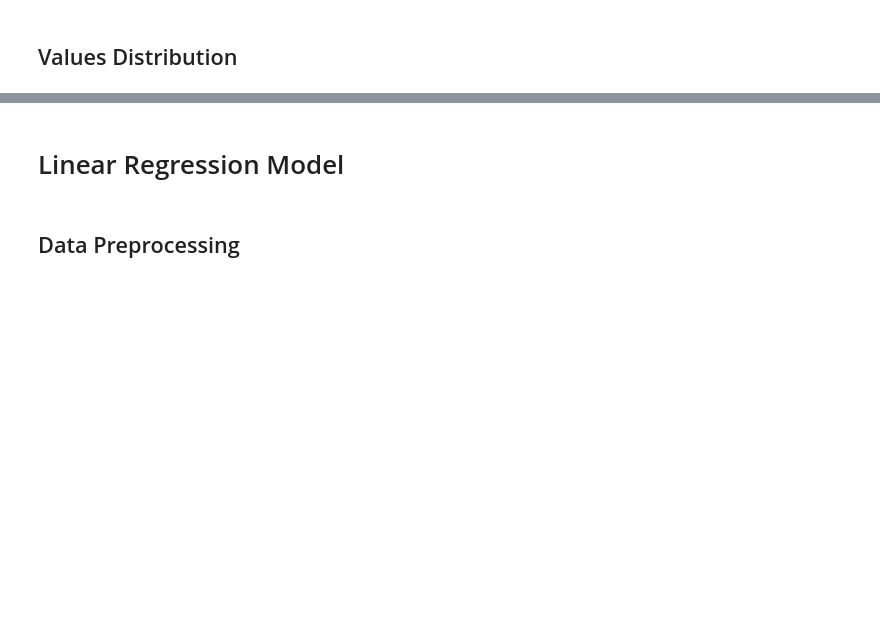
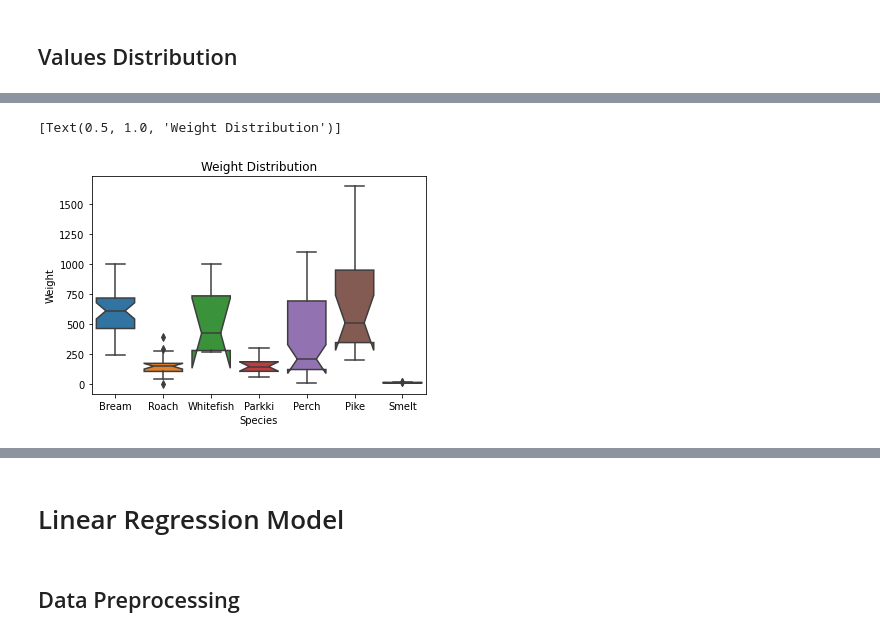
Before and after one commit to RakhaHafishSetiawan/Fish-Weight-Prediction, a Jupyter notebook: MyRegression.ipynb, the cells around one changed output, grey strips where cells are left out. Cells and saved outputs as stored; diff of their text form; code cells hidden in the pictures; blank space fills up the shorter version.

```diff
--- a/MyRegression.ipynb
+++ b/MyRegression.ipynb
@@ -74,12 +75,8 @@ MyBar.show()
 # %% [markdown]
 ## Values Distribution
 # %%
-MyBox1 = xplot.box(Fishe,
-         x = "Species",
-         y = "Weight",
-         color = "Species",
-         notched = True,
-         points = "all",
-         title = "Weight Distribution")
-MyBox1.show()
+sea.boxplot(data = Fishe,
+            x = "Species",
+            y="Weight",
+           notch = True).set(title='Weight Distribution')
 # %% [output]
@@ -87 +83,3 @@ MyBox1.show()
+[Text(0.5, 1.0, 'Weight Distribution')]
+[figure, added]
 # %%
```
Also changed, not shown: parts of 6 cells of this notebook.
